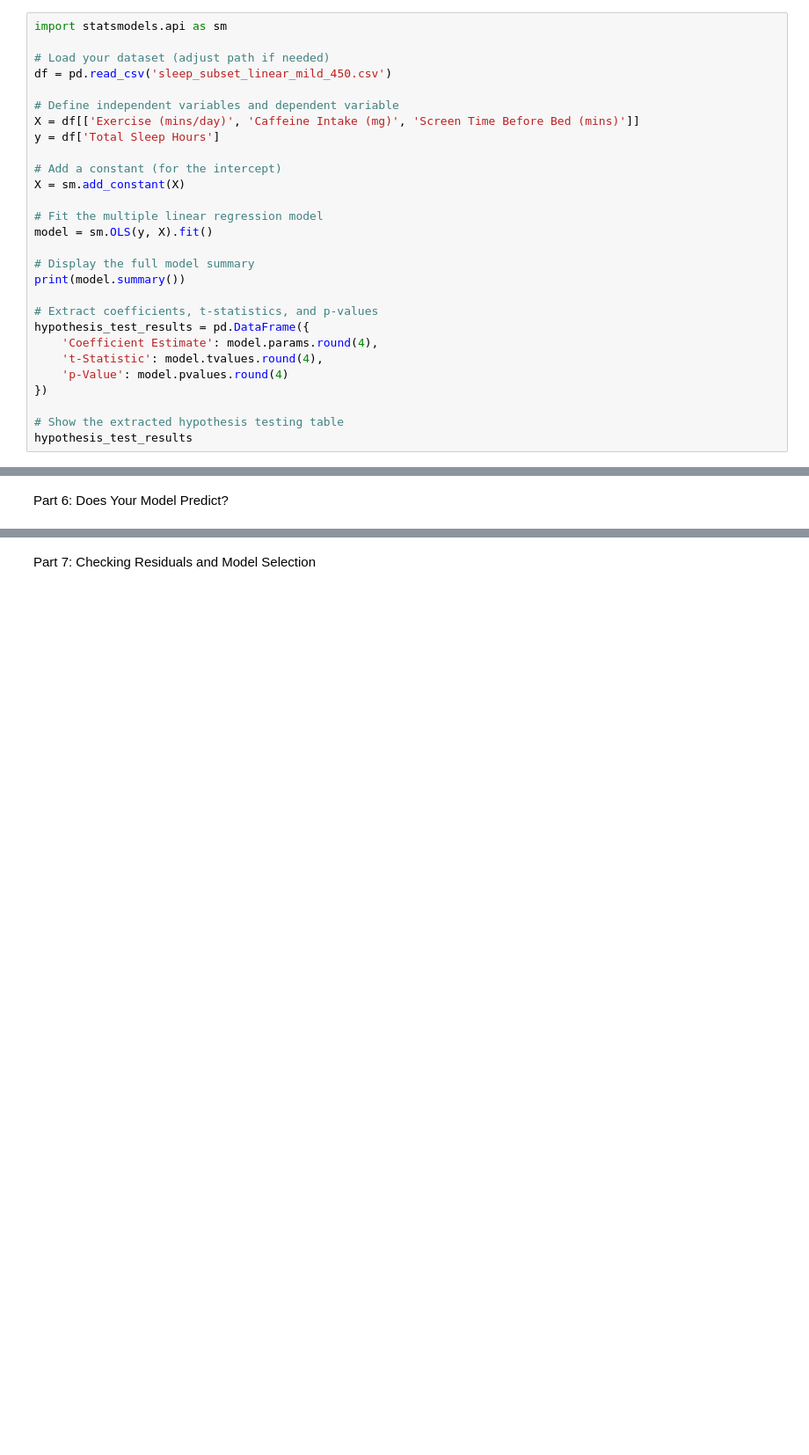
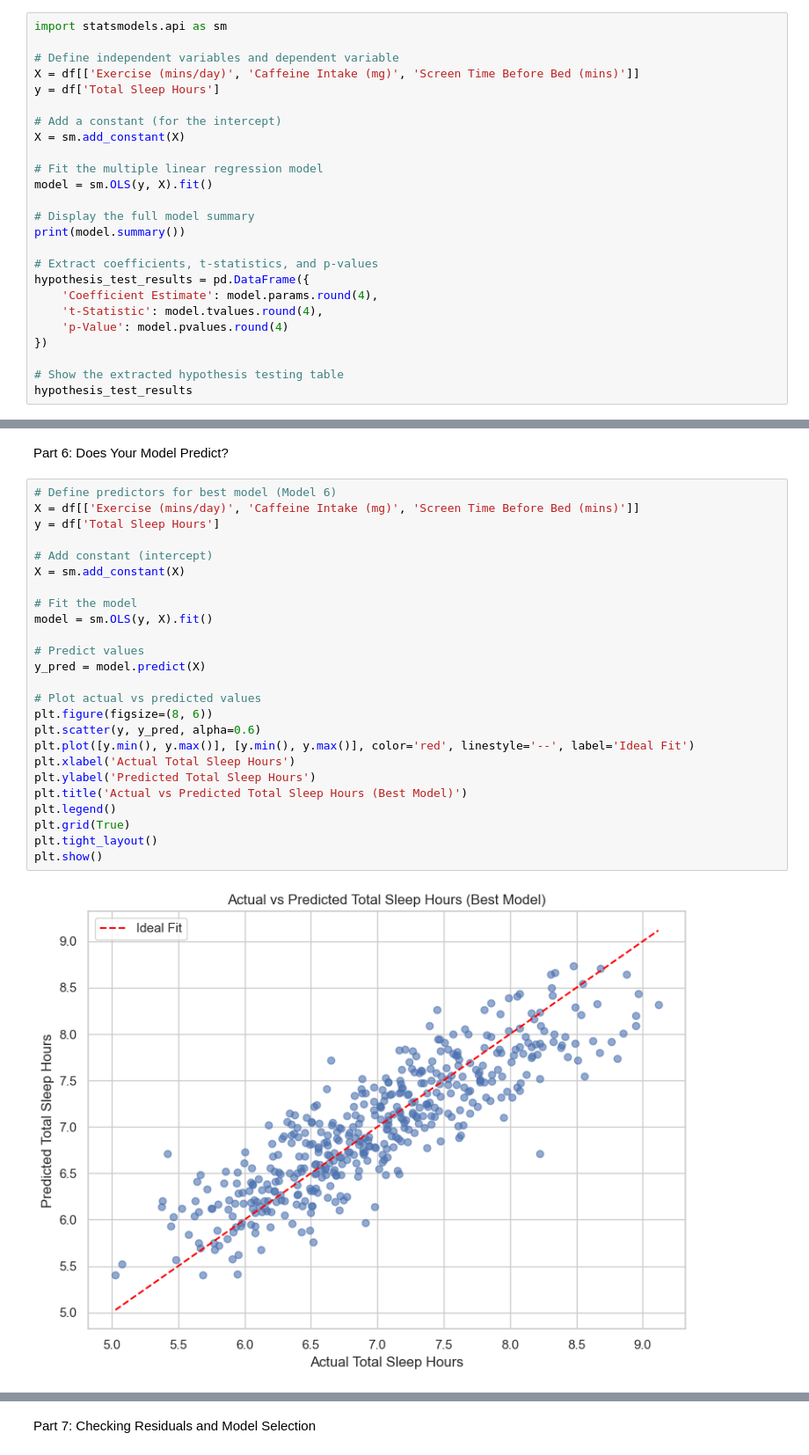
Before and after one commit to BrandonHuang23/Sleep_Data_Analysis, a Jupyter notebook: FInal Project.ipynb, the cells around one changed output, grey strips where cells are left out. Shown: that part at 88% size. Saved outputs shown, nothing was run; the diff lists cells and outputs as text; blank space fills up the shorter version.

```diff
--- a/FInal Project.ipynb
+++ b/FInal Project.ipynb
@@ -188,9 +194,6 @@ Having established the distributional characteristics of the dataset and confirm
 Part 4: Form a Hypothesis and Test It
 # %%
 import statsmodels.api as sm
-
-# Load your dataset (adjust path if needed)
-df = pd.read_csv('sleep_subset_linear_mild_450.csv')
 
 # Define independent variables and dependent variable
 X = df[['Exercise (mins/day)', 'Caffeine Intake (mg)', 'Screen Time Before Bed (mins)']]
@@ -315,3 +318,30 @@ Based on the results summarized in Table 3, model 6 including  Exercise (mins/da
 In terms of model selection criteria, model 6 also achieved the lowest AIC and BIC values, supporting its superiority in terms of goodness-of-fit while penalizing for complexity. Overall, this model is selected as the most effective for predicting Total Sleep Hours in this dataset.
 # %% [markdown]
 Part 6: Does Your Model Predict?
+# %%
+# Define predictors for best model (Model 6)
+X = df[['Exercise (mins/day)', 'Caffeine Intake (mg)', 'Screen Time Before Bed (mins)']]
+y = df['Total Sleep Hours']
+
+# Add constant (intercept)
+X = sm.add_constant(X)
+
+# Fit the model
+model = sm.OLS(y, X).fit()
+
+# Predict values
+y_pred = model.predict(X)
+
+# Plot actual vs predicted values
+plt.figure(figsize=(8, 6))
+plt.scatter(y, y_pred, alpha=0.6)
+plt.plot([y.min(), y.max()], [y.min(), y.max()], color='red', linestyle='--', label='Ideal Fit')
+plt.xlabel('Actual Total Sleep Hours')
+plt.ylabel('Predicted Total Sleep Hours')
+plt.title('Actual vs Predicted Total Sleep Hours (Best Model)')
+plt.legend()
+plt.grid(True)
+plt.tight_layout()
+plt.show()
+# %% [output]
+[figure, added]
```
Also changed, not shown: parts of 10 cells of this notebook.
